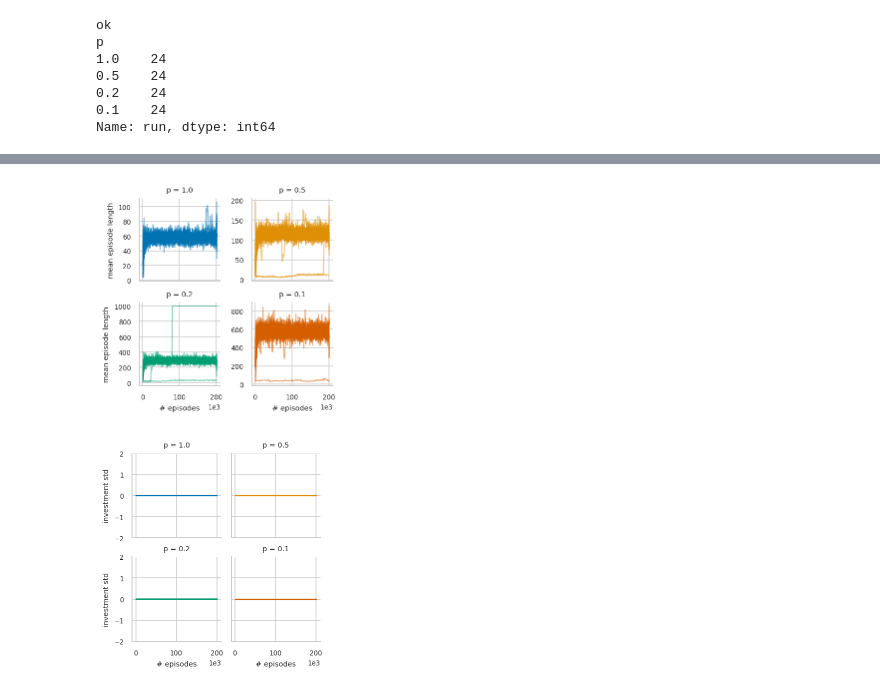
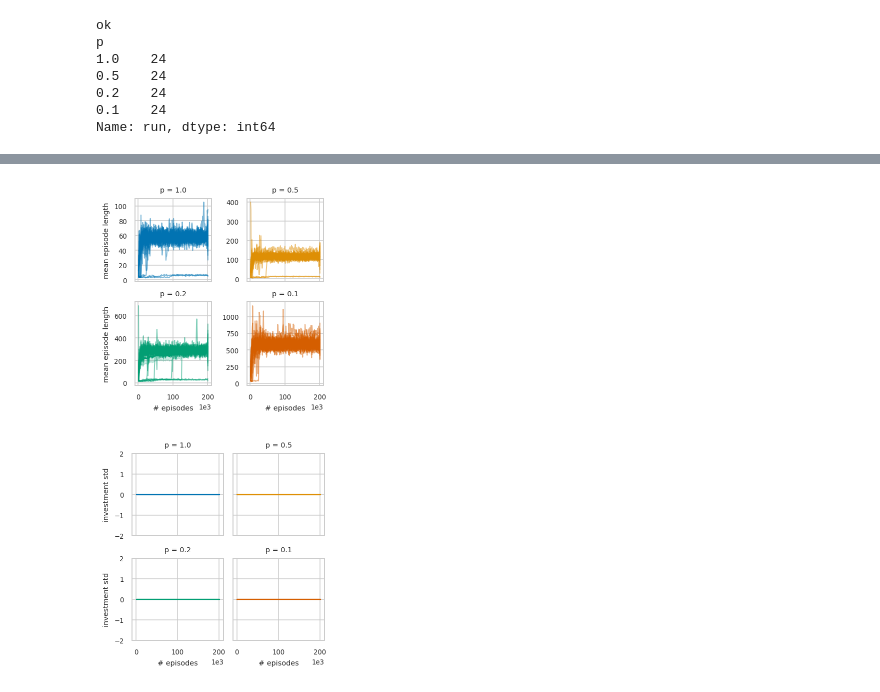
Before and after one commit to PaulEcoffet/RLCoopExp, a Jupyter notebook: bad_site_analysis.ipynb, the cells around one changed output, grey strips where cells are left out. Drawn from its saved outputs; the diff is of its cells as text; code cells hidden in the pictures.

```diff
--- a/bad_site_analysis.ipynb
+++ b/bad_site_analysis.ipynb
@@ -80,11 +80,12 @@ def removeprefix(self: str, prefix: str, /) -> str:
         return self[:]
 # %%
 nepisodes=200000
-mainpath = f'logs/paperrun2/e{nepisodes}/cma/**/*tfevents*'
+mainpath = f'logs/paperrun2/e{nepisodes}/cmafixed/**/*tfevents*'
 first, _ = mainpath.split("**")
 
 shortname = ''.join(removeprefix(first, 'logs/').split('/'))
 print(shortname)
+
 figdir = "figures/" + shortname + "/"
 os.makedirs(figdir, exist_ok=True)
 # %% [output]
@@ -95,7 +96,7 @@ runid = 0
 forcereload = False
 
 if not forcereload and os.path.exists(first + "/sumup.df.pkl"):
-    alldf = pd.read_pickle(first + "sumup.df.pkl")
+    alldf = pd.read_pickle(first + "/sumup.df.pkl")
 else:
     for path in tqdm.tqdm(glob(mainpath, recursive=True)):
         try:
@@ -338,14 +358,14 @@ if step:
     plt.tight_layout()
     plt.savefig(figdir + "accept_mean_step.pdf")
 # %%
-g = sns.FacetGrid(data=epcollapsed, col="p", col_wrap=2, height=figwidth/(1*2), aspect=1, hue="p")
+g = sns.FacetGrid(data=epcollapsed, col="p", col_wrap=2, height=figwidth/(1*2), aspect=1, hue="p", despine=False)
 g.map_dataframe(sns.lineplot, x="episode_bin_right", y='accept_mean',
         estimator=None, alpha=0.5, linewidth=1, units="run")
 g.map_dataframe(sns.lineplot, x="episode_bin_right", y='accept_mean')
 for ax in g.axes:
     ax.ticklabel_format(axis="x", scilimits=(3, 3))
+g.set_axis_labels("# episodes", "mean partner's investment")
 g.tight_layout()
-g.set_axis_labels("# episodes", "mean partner's investment")
 
 plt.savefig(figdir + "accept_mean_detail.pdf")
 # %% [output]
@@ -353,5 +373,5 @@ plt.savefig(figdir + "accept_mean_detail.pdf")
 # %%
-g = sns.FacetGrid(data=epcollapsed, col="p", col_wrap=2, height=figwidth/(1*2), aspect=1, hue="p")
+g = sns.FacetGrid(data=epcollapsed, col="p", col_wrap=2, height=figwidth/(1*2), aspect=1, hue="p", despine=False)
 g.map_dataframe(sns.lineplot, x="episode_bin_right", y='accept_min',
         estimator=None, alpha=0.5, linewidth=1, units="run")
 g.map_dataframe(sns.lineplot, x="episode_bin_right", y='accept_min')
@@ -364,27 +384,27 @@ plt.savefig(figdir + "accept_min_detail.pdf")
 # %%
-g = sns.FacetGrid(data=epcollapsed, col="p", col_wrap=2, height=(figwidth/(1*2)), aspect=1, sharey=False, hue="p")
+g = sns.FacetGrid(data=epcollapsed, col="p", col_wrap=2, height=(figwidth/(1*2)), aspect=1, sharey=False, hue="p", despine=False)
 g.map_dataframe(sns.lineplot, x="episode_bin_right", y='episode_len_mean',
-        estimator=None, alpha=0.5, linewidth=1, units="run")
+        estimator=None, alpha=0.5, linewidth=1, units="run", )
 g.map_dataframe(sns.lineplot, x="episode_bin_right", y='episode_len_mean')
 for ax in g.axes:
     ax.ticklabel_format(axis="x", scilimits=(3, 3))
+g.set_axis_labels("# episodes", "mean episode length")
 g.tight_layout()
-g.set_axis_labels("# episodes", "mean episode length")
 
 plt.savefig(figdir + "episode_mean_detail.pdf")
 # %% [output]
-[figure, old version]
+[figure, new version]
 # %%
-g = sns.FacetGrid(data=epcollapsed, col="p", col_wrap=2, height=figwidth/(1*2), aspect=1, hue="p")
+g = sns.FacetGrid(data=epcollapsed, col="p", col_wrap=2, height=figwidth/(1*2), aspect=1, hue="p", despine=False)
 g.map_dataframe(sns.lineplot, x="episode_bin_right", y='inv_std',
         estimator=None, alpha=0.5, linewidth=1, units="run")
 g.map_dataframe(sns.lineplot, x="episode_bin_right", y='inv_std')
 for ax in g.axes:
     ax.ticklabel_format(axis="x", scilimits=(3, 3))
-g.tight_layout()
 g.set(ylim=(-2, 2))
 g.set_axis_labels("# episodes", "investment std")
+g.tight_layout()
 
 plt.savefig(figdir + "inv_std_detail.pdf")
 # %% [output]
-[figure, old version]
+[figure, new version]
```
Also changed, not shown: parts of 21 cells of this notebook, 1 other file.
